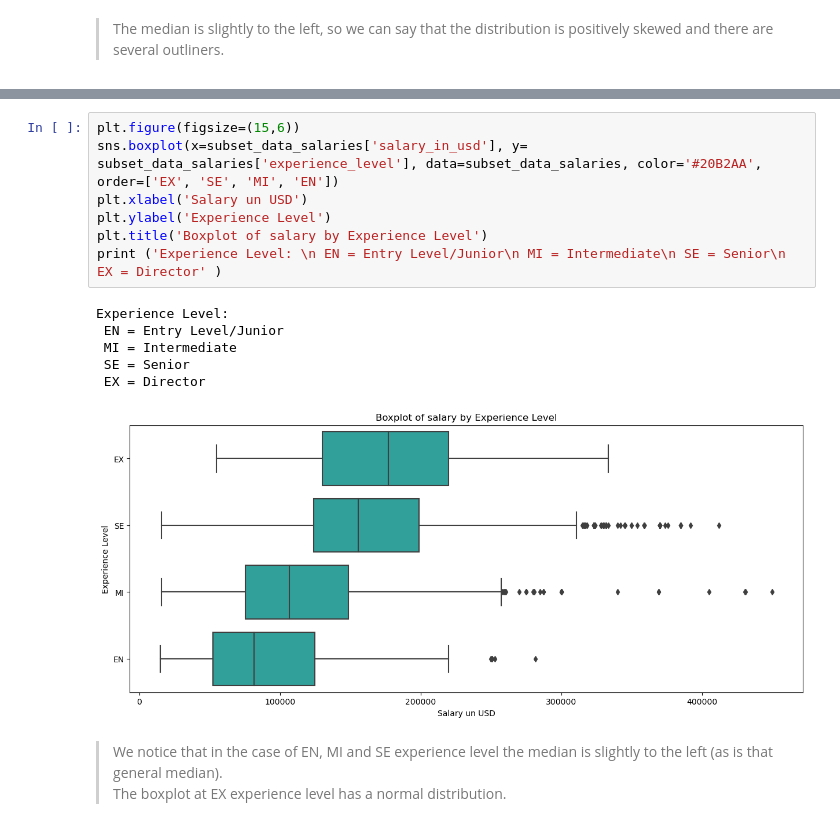
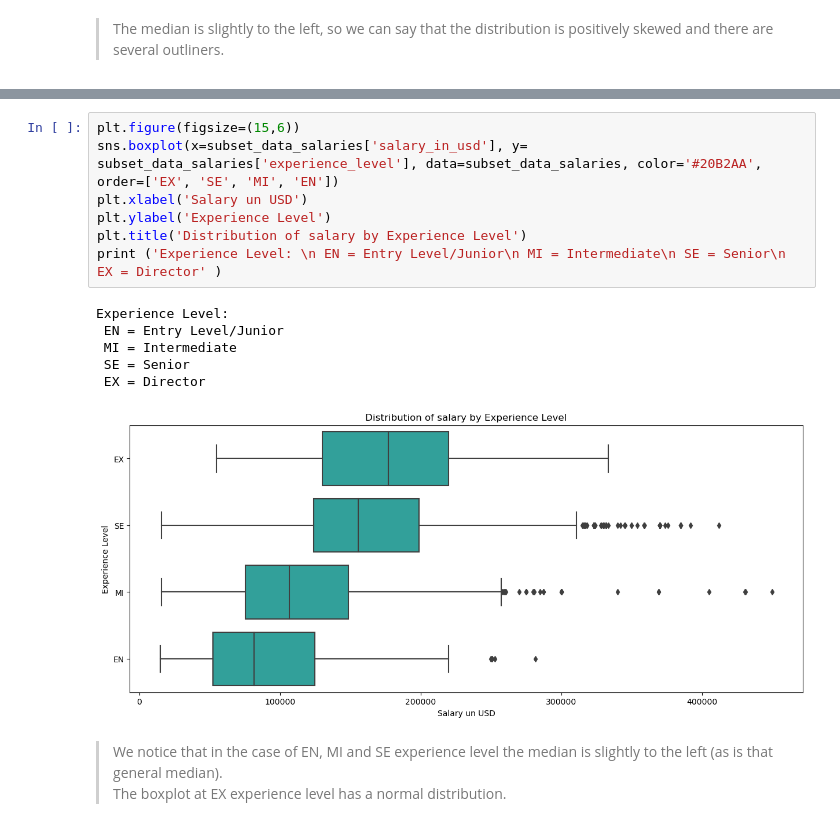
Before and after one commit to MayraVillarrubia/data-analysis, a Jupyter notebook: global_salaries_in_data/analysis_global_salaries.ipynb, the cells around one changed output, grey strips where cells are left out. Cells and saved outputs as stored; diff of their text form.

```diff
--- a/global_salaries_in_data/analysis_global_salaries.ipynb
+++ b/global_salaries_in_data/analysis_global_salaries.ipynb
@@ -155,17 +182,17 @@ Text(0.5, 1.0, 'Boxplot of salaries')
 # %%
 plt.figure(figsize=(15,6))
 sns.boxplot(x=subset_data_salaries['salary_in_usd'], y= subset_data_salaries['experience_level'], data=subset_data_salaries, color='#20B2AA', order=['EX', 'SE', 'MI', 'EN'])
 plt.xlabel('Salary un USD')
 plt.ylabel('Experience Level')
-plt.title('Boxplot of salary by Experience Level')
+plt.title('Distribution of salary by Experience Level')
 print ('Experience Level: \n EN = Entry Level/Junior\n MI = Intermediate\n SE = Senior\n EX = Director' )
 # %% [output]
 Experience Level:
  EN = Entry Level/Junior
  MI = Intermediate
  SE = Senior
  EX = Director
-[figure, old version]
+[figure, new version]
 # %% [markdown]
 > We notice that in the case of EN, MI and SE experience level the median is slightly to the left (as is that general median). <br> The boxplot at EX experience level has a normal distribution.
 # %% [markdown]
```
Also changed, not shown: parts of 13 cells of this notebook.
